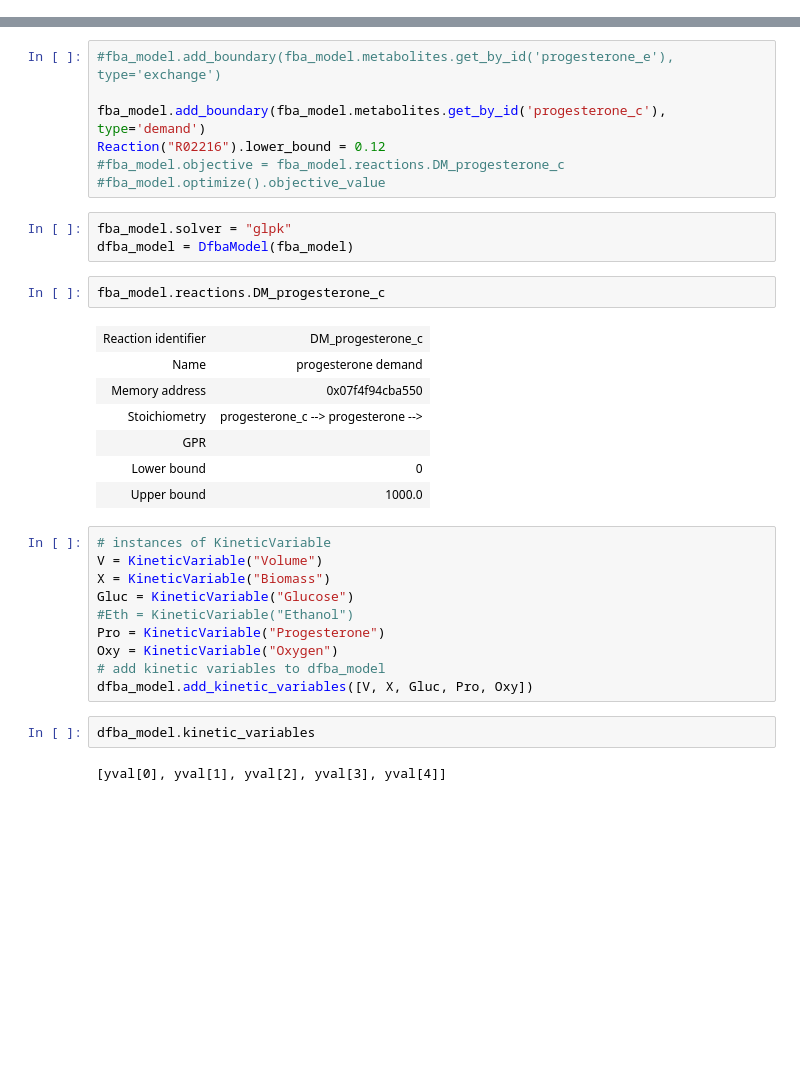
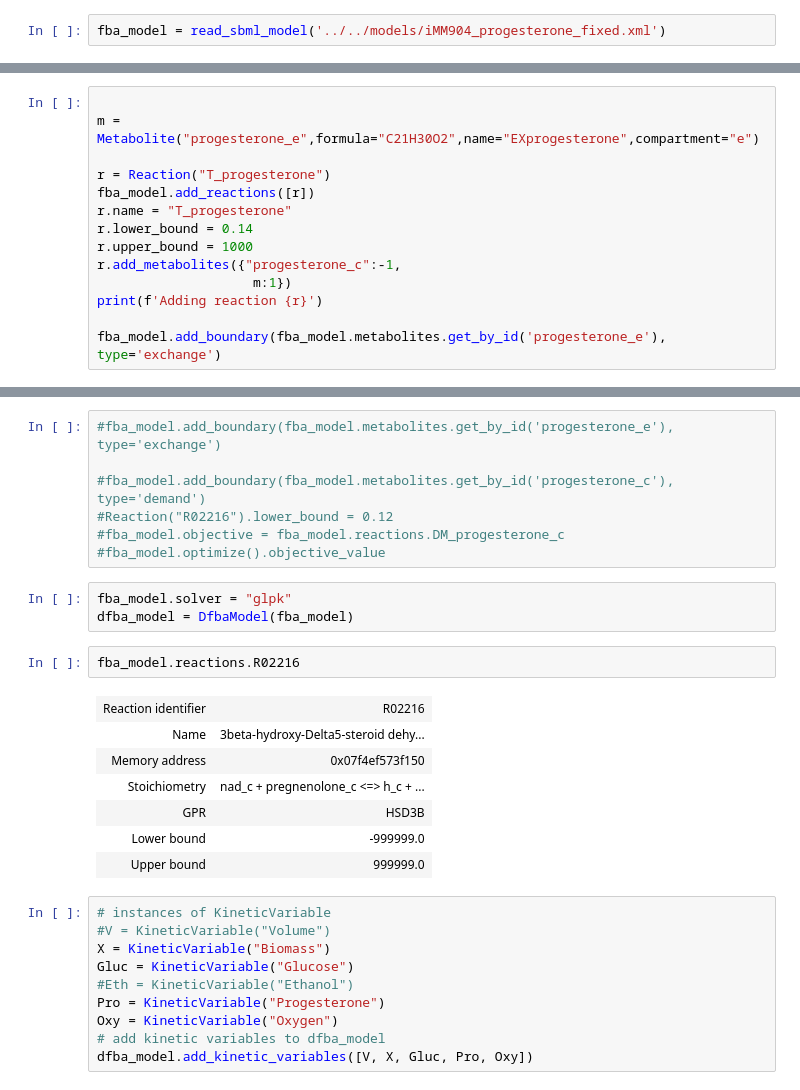
Before and after one commit to 27410/27410-group-assigment-group_3, a Jupyter notebook: misc/Bertram/Test_DFFBA_Sc.ipynb, the cells around one changed output, grey strips where cells are left out. Drawn from its saved outputs; the diff is of its cells as text; blank space fills up the shorter version.

```diff
--- a/misc/Bertram/Test_DFFBA_Sc.ipynb
+++ b/misc/Bertram/Test_DFFBA_Sc.ipynb
@@ -56,0 +50,2 @@ fba_model = read_sbml_model('../../models/iMM904_progesterone.xml')
+# %%
+fba_model = read_sbml_model('../../models/iMM904_progesterone_fixed.xml')
@@ -56,0 +70,14 @@ fba_model = read_sbml_model('../../models/iMM904_progesterone.xml')
+# %%
+
+m = Metabolite("progesterone_e",formula="C21H30O2",name="EXprogesterone",compartment="e")
+
+r = Reaction("T_progesterone")
+fba_model.add_reactions([r])
+r.name = "T_progesterone"
+r.lower_bound = 0.14
+r.upper_bound = 1000
+r.add_metabolites({"progesterone_c":-1,
+                    m:1})
+print(f'Adding reaction {r}')
+
+fba_model.add_boundary(fba_model.metabolites.get_by_id('progesterone_e'), type='exchange')
@@ -57,26 +120,26 @@ fba_model = read_sbml_model('../../models/iMM904_progesterone.xml')
 # %%
 #fba_model.add_boundary(fba_model.metabolites.get_by_id('progesterone_e'), type='exchange')
 
-fba_model.add_boundary(fba_model.metabolites.get_by_id('progesterone_c'), type='demand')
-Reaction("R02216").lower_bound = 0.12
+#fba_model.add_boundary(fba_model.metabolites.get_by_id('progesterone_c'), type='demand')
+#Reaction("R02216").lower_bound = 0.12
 #fba_model.objective = fba_model.reactions.DM_progesterone_c
 #fba_model.optimize().objective_value
 # %%
 fba_model.solver = "glpk"
 dfba_model = DfbaModel(fba_model)
 # %%
-fba_model.reactions.DM_progesterone_c
+fba_model.reactions.R02216
 # %% [output]
-| Reaction identifier | DM_progesterone_c |
-| Name | progesterone demand |
-| Memory address | 0x07f4f94cba550 |
-| Stoichiometry | progesterone_c --> progesterone --> |
-| GPR |  |
-| Lower bound | 0 |
-| Upper bound | 1000.0 |
+| Reaction identifier | R02216 |
+| Name | 3beta-hydroxy-Delta5-steroid dehy... |
+| Memory address | 0x07f4ef573f150 |
+| Stoichiometry | nad_c + pregnenolone_c <=> h_c + ... |
+| GPR | HSD3B |
+| Lower bound | -999999.0 |
+| Upper bound | 999999.0 |
 # %%
 # instances of KineticVariable
-V = KineticVariable("Volume")
+#V = KineticVariable("Volume")
 X = KineticVariable("Biomass")
 Gluc = KineticVariable("Glucose")
 #Eth = KineticVariable("Ethanol")
@@ -84,10 +147,6 @@ Pro = KineticVariable("Progesterone")
 Oxy = KineticVariable("Oxygen")
 # add kinetic variables to dfba_model
 dfba_model.add_kinetic_variables([V, X, Gluc, Pro, Oxy])
-# %%
-dfba_model.kinetic_variables
-# %% [output]
-[yval[0], yval[1], yval[2], yval[3], yval[4]]
 # %%
 # instances of ExchangeFlux
 mu = ExchangeFlux("BIOMASS_SC5_notrace")
```
Also changed, not shown: parts of 14 cells of this notebook, 2 other files.
